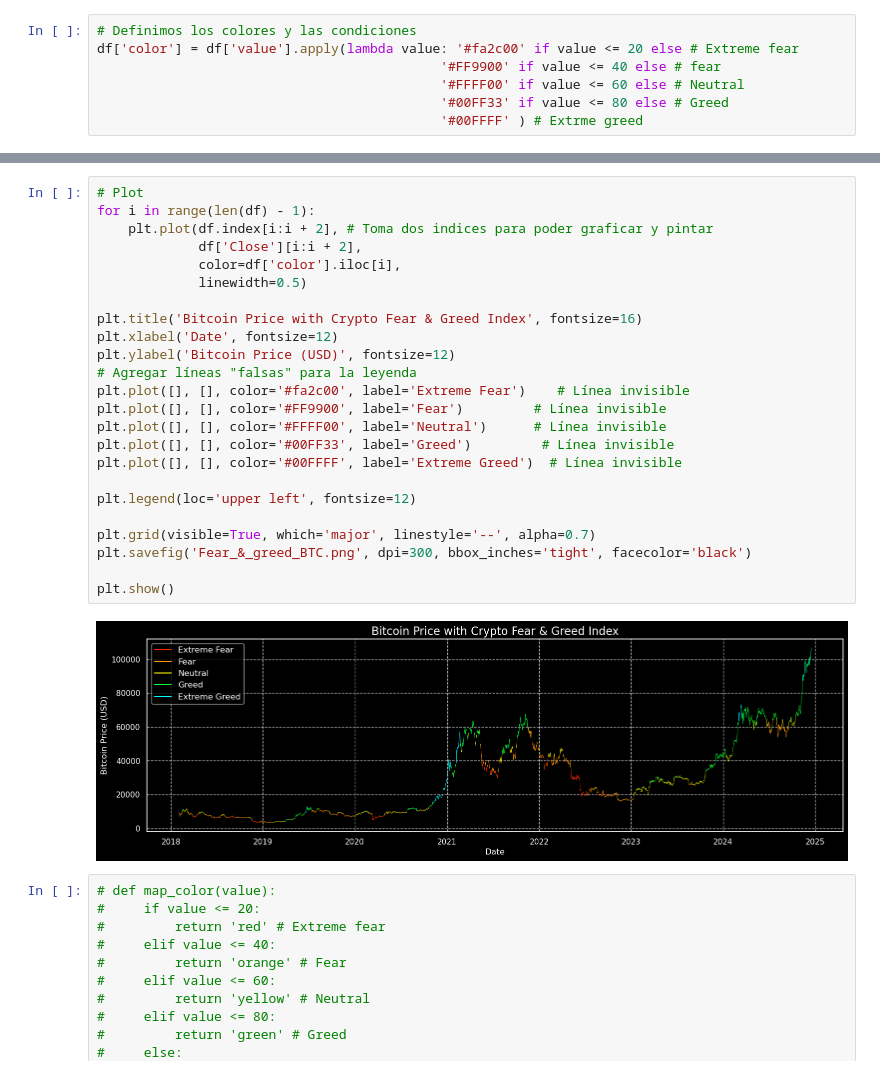
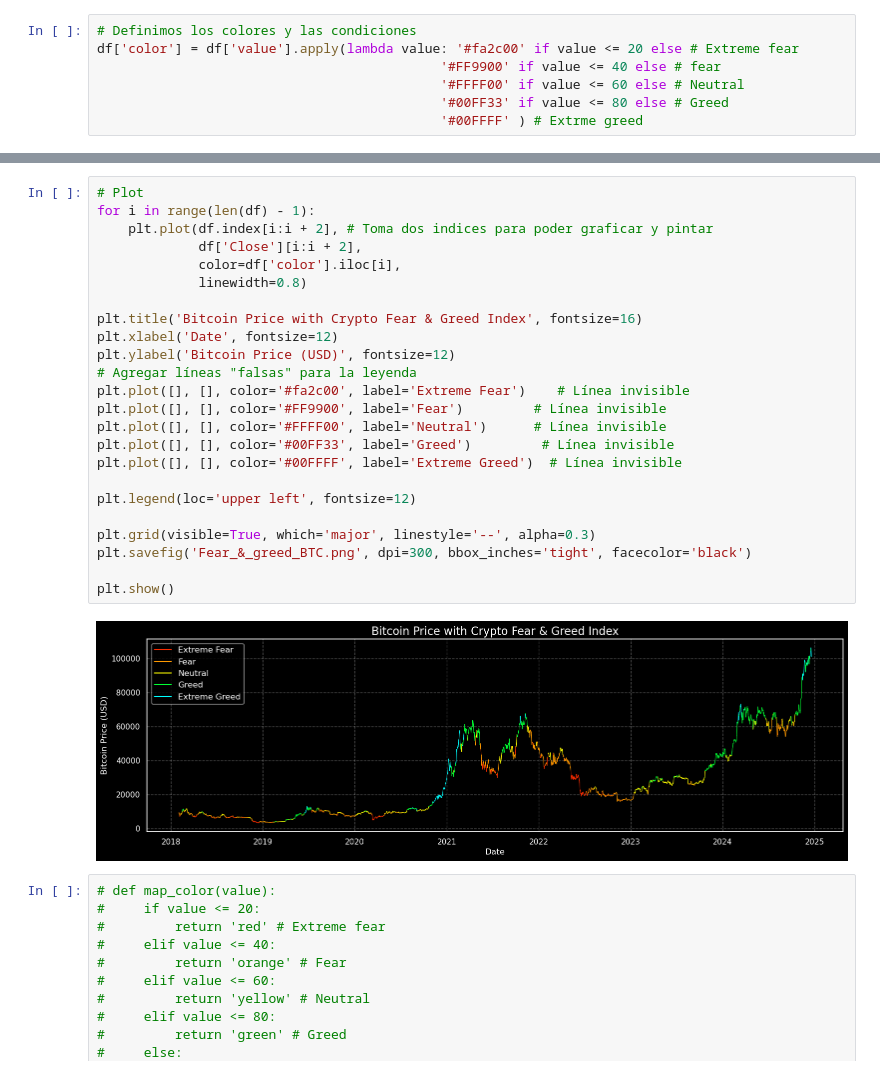
Before and after one commit to antonio-xrp/Data-Analysis-Portfolio, a Jupyter notebook: notebooks/0.4_fear_&_greed_btc/0.1_fear_&_greed_btc.ipynb, the cells around one changed output, grey strips where cells are left out. Cells and saved outputs as stored; diff of their text form.

```diff
--- a/notebooks/0.4_fear_&_greed_btc/0.1_fear_&_greed_btc.ipynb
+++ b/notebooks/0.4_fear_&_greed_btc/0.1_fear_&_greed_btc.ipynb
@@ -88,29 +88,29 @@ len(df)
 # %%
 # Plot
 for i in range(len(df) - 1):
     plt.plot(df.index[i:i + 2], # Toma dos indices para poder graficar y pintar
              df['Close'][i:i + 2],
              color=df['color'].iloc[i],
-             linewidth=0.5)
+             linewidth=0.8)
 
 plt.title('Bitcoin Price with Crypto Fear & Greed Index', fontsize=16)
 plt.xlabel('Date', fontsize=12)
 plt.ylabel('Bitcoin Price (USD)', fontsize=12)
 # Agregar líneas "falsas" para la leyenda
 plt.plot([], [], color='#fa2c00', label='Extreme Fear')    # Línea invisible
 plt.plot([], [], color='#FF9900', label='Fear')         # Línea invisible
 plt.plot([], [], color='#FFFF00', label='Neutral')      # Línea invisible
 plt.plot([], [], color='#00FF33', label='Greed')         # Línea invisible
 plt.plot([], [], color='#00FFFF', label='Extreme Greed')  # Línea invisible
 
 plt.legend(loc='upper left', fontsize=12)
 
-plt.grid(visible=True, which='major', linestyle='--', alpha=0.7)
+plt.grid(visible=True, which='major', linestyle='--', alpha=0.3)
 plt.savefig('Fear_&_greed_BTC.png', dpi=300, bbox_inches='tight', facecolor='black')
 
 plt.show()
 # %% [output]
-[figure, old version]
+[figure, new version]
 # %%
 # def map_color(value):
 #     if value <= 20:
```
Also changed, not shown: parts of 4 cells of this notebook, 5 other files.
